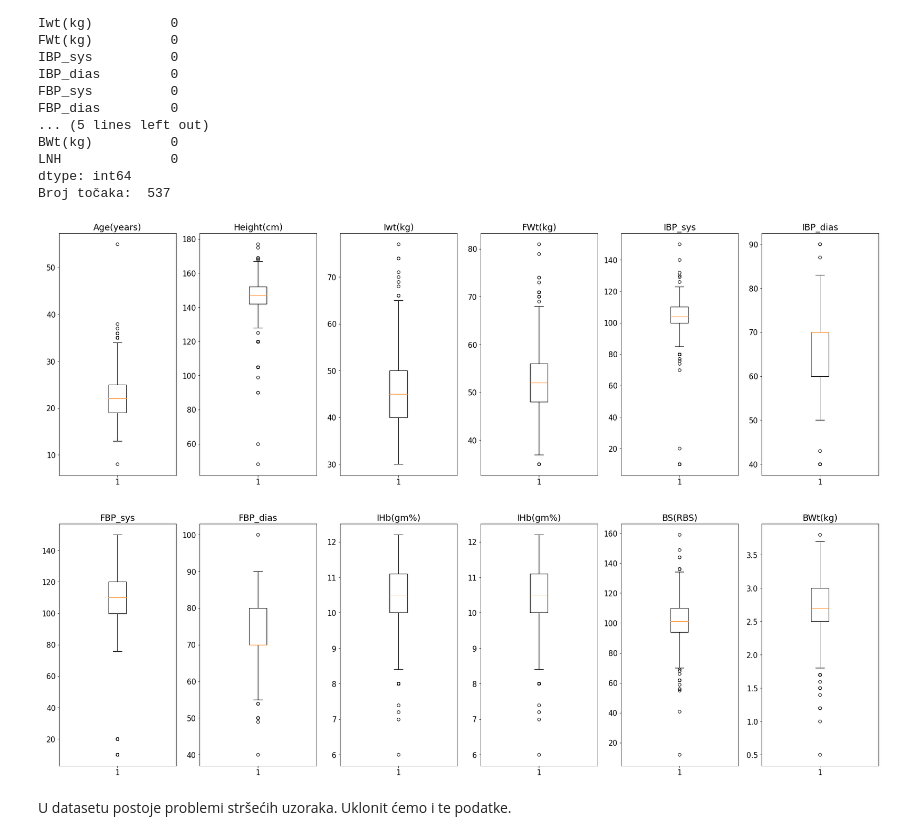
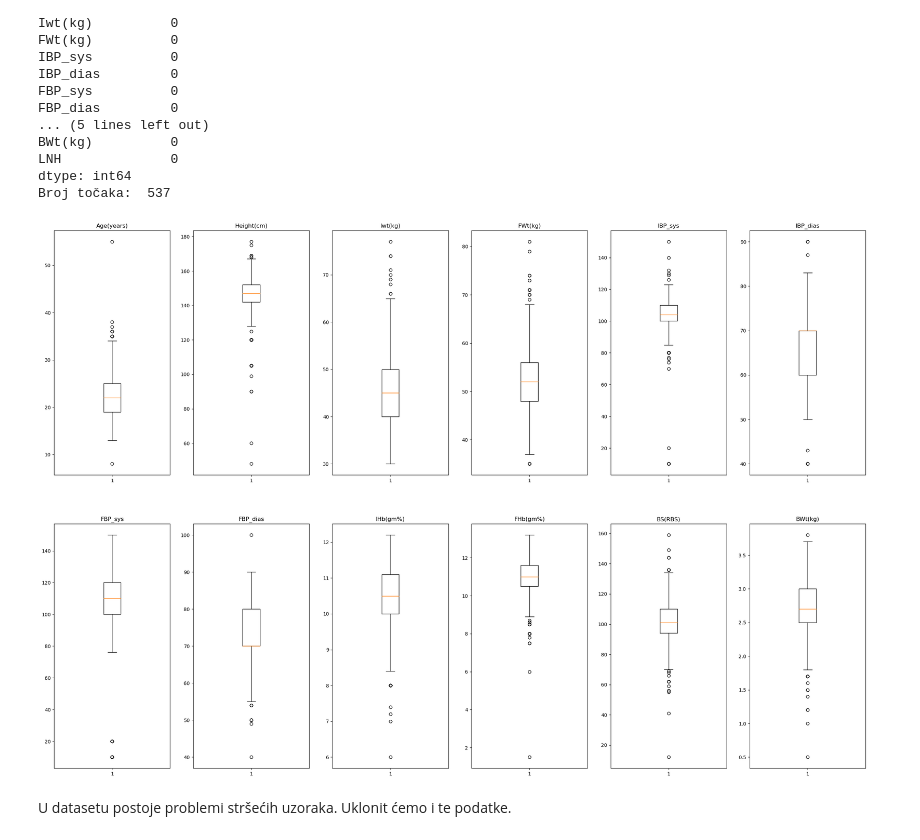
Before and after one commit to afstama/UZOP_projekt, a Jupyter notebook: final.ipynb, the cells around one changed output. Cells and saved outputs as stored; diff of their text form; code cells hidden in the pictures.

```diff
--- a/final.ipynb
+++ b/final.ipynb
@@ -92,18 +92,17 @@ LNH              0
 dtype: int64
 Broj točaka:  537
 # %%
-cols=["Age(years)","Height(cm)","Iwt(kg)","FWt(kg)","IBP_sys","IBP_dias","FBP_sys","FBP_dias","IHb(gm%)","IHb(gm%)","BS(RBS)","BWt(kg)"]
+cols=["Age(years)","Height(cm)","Iwt(kg)","FWt(kg)","IBP_sys","IBP_dias","FBP_sys","FBP_dias","IHb(gm%)","FHb(gm%)","BS(RBS)","BWt(kg)"]
 fig,ax=plt.subplots(2,6,figsize=(30,20))
 i,j=0,0
 for col in cols:
-    if col not in cat_cols:
-        ax[i,j].boxplot(df_filtered[col])
-        ax[i,j].set_title(col)
-        j+=1
-        if j==6:
-            i,j=i+1,0
+    ax[i,j].boxplot(df_filtered[col])
+    ax[i,j].set_title(col)
+    j+=1
+    if j==6:
+        i,j=i+1,0
 # %% [output]
-[figure, old version]
+[figure, new version]
 # %% [markdown]
 U datasetu postoje problemi stršećih uzoraka. Uklonit ćemo i te podatke.
 # %%
```
Also changed, not shown: parts of 15 cells of this notebook.
